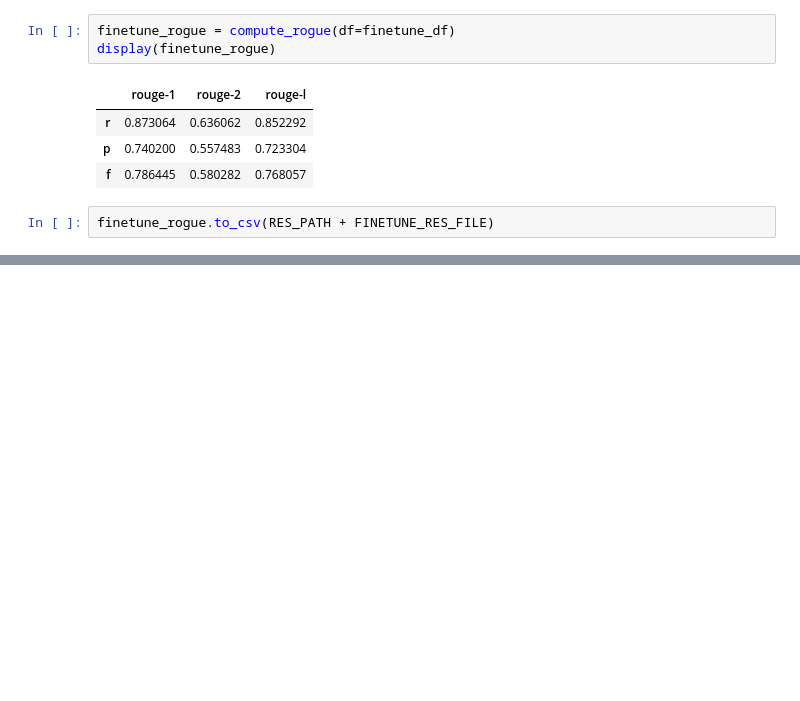
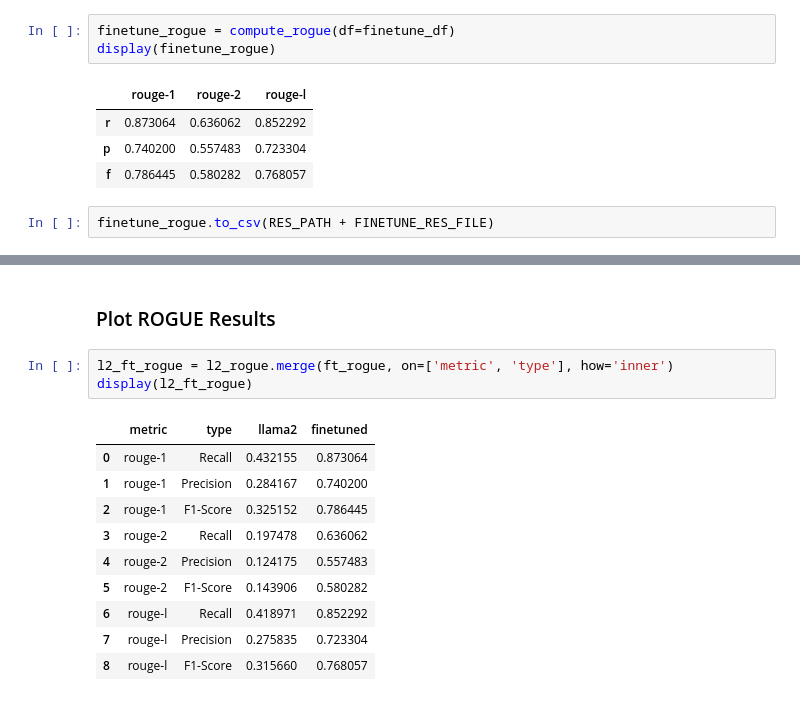
Before and after one commit to jai-llm/TEXT2SQL, a Jupyter notebook: 2c_Text2SQL_Compare_ROGUEv3.ipynb, the cells around one changed output, grey strips where cells are left out. Cells and saved outputs as stored; diff of their text form; blank space fills up the shorter version.

```diff
--- a/2c_Text2SQL_Compare_ROGUEv3.ipynb
+++ b/2c_Text2SQL_Compare_ROGUEv3.ipynb
@@ -138,0 +179,16 @@ finetune_rogue.to_csv(RES_PATH + FINETUNE_RES_FILE)
+# %% [markdown]
+### Plot ROGUE Results
+# %%
+l2_ft_rogue = l2_rogue.merge(ft_rogue, on=['metric', 'type'], how='inner')
+display(l2_ft_rogue)
+# %% [output]
+|  | metric | type | llama2 | finetuned |
+| 0 | rouge-1 | Recall | 0.432155 | 0.873064 |
+| 1 | rouge-1 | Precision | 0.284167 | 0.740200 |
+| 2 | rouge-1 | F1-Score | 0.325152 | 0.786445 |
+| 3 | rouge-2 | Recall | 0.197478 | 0.636062 |
+| 4 | rouge-2 | Precision | 0.124175 | 0.557483 |
+| 5 | rouge-2 | F1-Score | 0.143906 | 0.580282 |
+| 6 | rouge-l | Recall | 0.418971 | 0.852292 |
+| 7 | rouge-l | Precision | 0.275835 | 0.723304 |
+| 8 | rouge-l | F1-Score | 0.315660 | 0.768057 |
```
Also changed, not shown: parts of 7 cells of this notebook.
